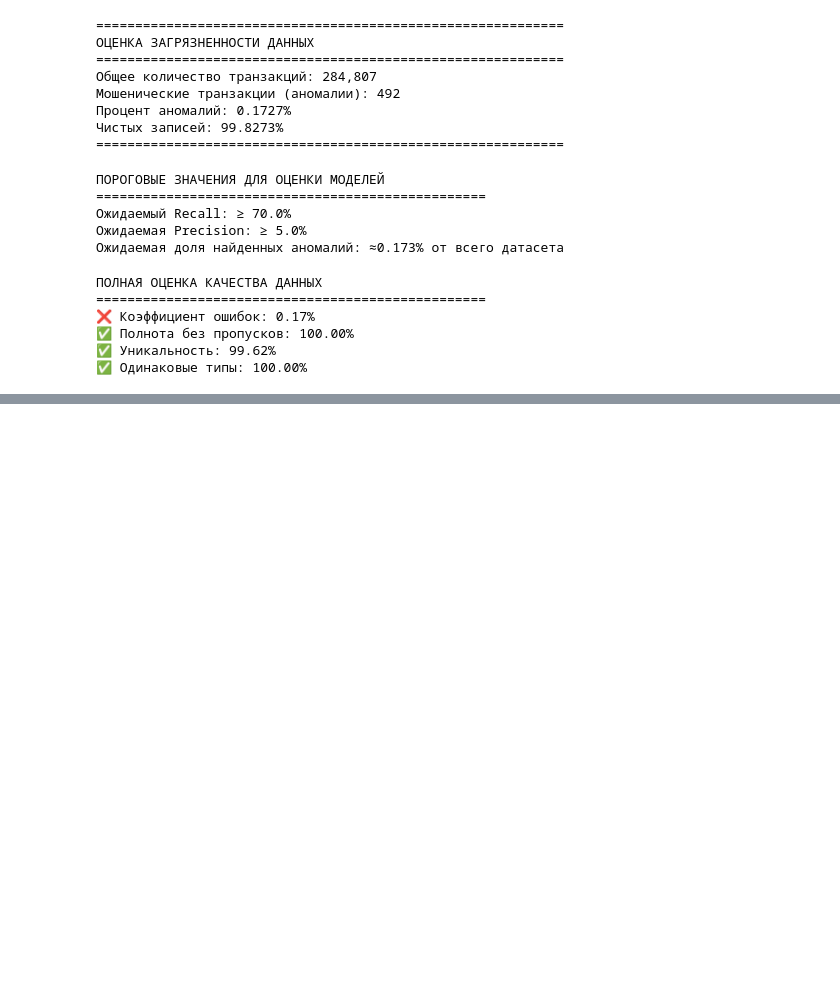
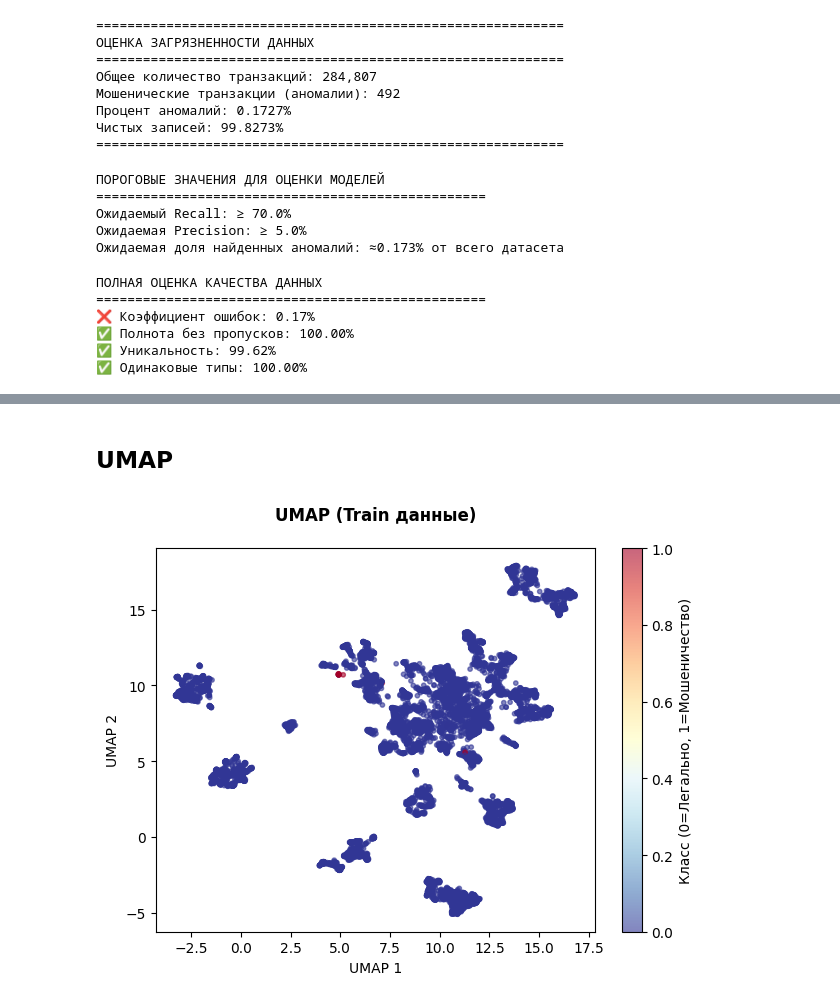
Before and after one commit to Anastasia2207/Downloads, a Jupyter notebook: wrk_3_anomal.ipynb, the cells around one changed output, grey strips where cells are left out. Drawn from its saved outputs; the diff is of its cells as text; code cells hidden in the pictures; blank space fills up the shorter version.

```diff
--- a/wrk_3_anomal.ipynb
+++ b/wrk_3_anomal.ipynb
@@ -259,0 +651,28 @@ for metric, value in quality_metrics.items():
+# %% [markdown]
+## UMAP
+# %%
+reducer = umap.UMAP(
+    n_components=2,
+    n_neighbors=15,     # Для дисбаланса 0.17%
+    min_dist=0.1,
+    metric='euclidean',
+    random_state=42
+)
+
+X_umap = reducer.fit_transform(X_train_scaled[:10000])
+# %%
+# График UMAP
+plt.figure(figsize=(12, 5))
+
+plt.subplot(1, 2, 2)
+scatter_umap = plt.scatter(X_umap[:, 0], X_umap[:, 1],
+                          c=y_train[:10000], cmap='RdYlBu_r', alpha=0.6, s=10)
+plt.colorbar(scatter_umap, label='Класс (0=Легально, 1=Мошеничество)')
+plt.title('UMAP (Train данные)\n', fontweight='bold')
+plt.xlabel('UMAP 1')
+plt.ylabel('UMAP 2')
+
+plt.tight_layout()
+plt.show()
+# %% [output]
+[figure, added]
```
Also changed, not shown: parts of 35 cells of this notebook, 6 other files.
